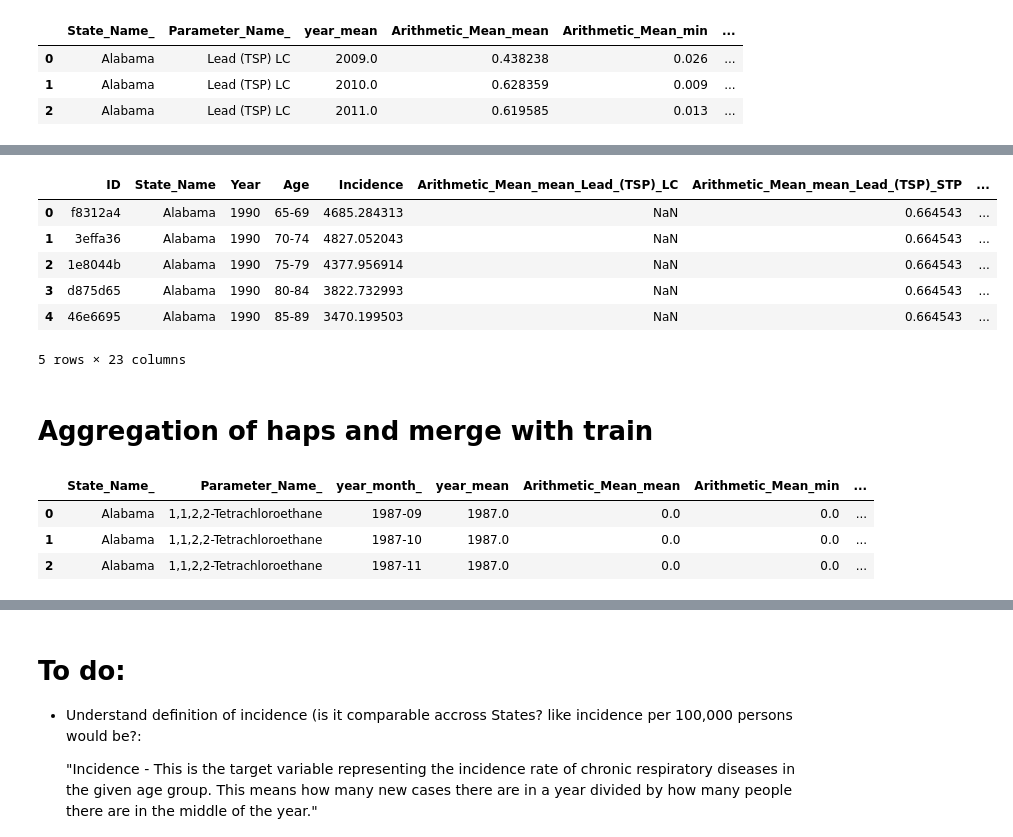
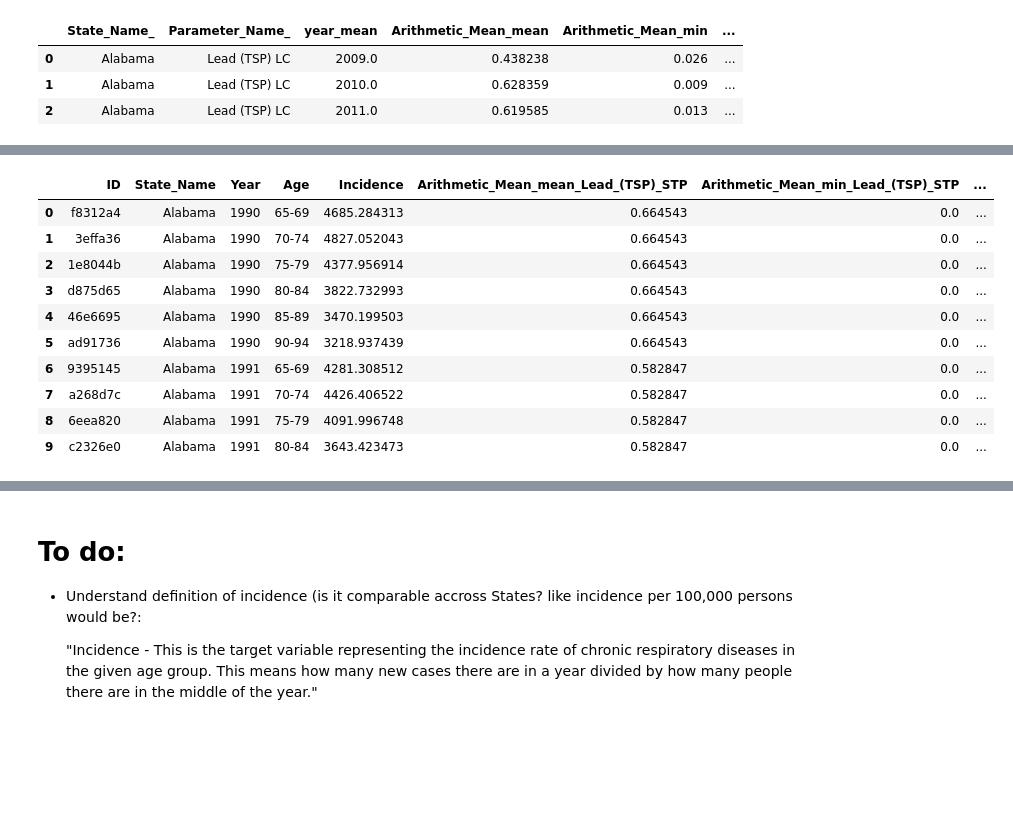
Before and after one commit to AlanAndrews/Air_toxicity, a Jupyter notebook: EDA/EDA.ipynb, the cells around one changed output, grey strips where cells are left out. Drawn from its saved outputs; the diff is of its cells as text; code cells hidden in the pictures; blank space fills up the shorter version.

Commit message:
loop to create variables with lag

```diff
--- a/EDA/EDA.ipynb
+++ b/EDA/EDA.ipynb
@@ -295,6 +327,6 @@ lead.head(2)
 # %%
 # aggregate by month-year
-lead_year_month = lead.groupby(['State_Name','Parameter_Name','year_month']).agg({'year':'mean', 'Arithmetic_Mean':['mean', 'min' ,'max'], 'X1st_Max_Value':['mean', 'min','max']})
+lead_year_month = lead.groupby(['State_Name','Parameter_Name','year_month']).agg({'year':'mean', 'Arithmetic_Mean':['mean', 'min' ,'max']})
 lead_year_month.reset_index(inplace = True)
 lead_year_month.head(2)
 # %% [output]
@@ -329,10 +361,7 @@ lead_year_month.head(3)
 # aggregate by year
 lead_year = lead_year_month.groupby(['State_Name_','Parameter_Name_','year_mean']).agg({'Arithmetic_Mean_mean':'mean',
                                                                                  'Arithmetic_Mean_min': 'min',
-                                                                                 'Arithmetic_Mean_max': 'max',
-                                                                                 'X1st_Max_Value_mean': 'mean',
-                                                                                 'X1st_Max_Value_min':'min',
-                                                                                 'X1st_Max_Value_max': 'max'})
+                                                                                 'Arithmetic_Mean_max': 'max'})
 lead_year.reset_index(inplace = True)
 
 lead_year.head(3)
@@ -381,0 +441,4 @@ lead_trans.head(3)
+# %%
+# Decision to keep only columns with less than 20% missing values
+lead_trans.dropna(thresh = lead_trans.shape[0]*.80, axis = 1, inplace = True)
+lead_trans.isnull().mean()
@@ -381,0 +463,14 @@ lead_trans.head(3)
+# %%
+# Creating lag variables for 2, 5 and 8 years
+lead_trans['Arithmetic_Mean_mean_Lead_(TSP)_STP_l2'] = lead_trans.groupby(['State_Name__'])['Arithmetic_Mean_mean_Lead_(TSP)_STP'].shift(2)
+lead_trans['Arithmetic_Mean_min_Lead_(TSP)_STP_l2'] = lead_trans.groupby(['State_Name__'])['Arithmetic_Mean_min_Lead_(TSP)_STP'].shift(2)
+lead_trans['Arithmetic_Mean_max_Lead_(TSP)_STP_l2'] = lead_trans.groupby(['State_Name__'])['Arithmetic_Mean_max_Lead_(TSP)_STP'].shift(2)
+
+lead_trans['Arithmetic_Mean_mean_Lead_(TSP)_STP_l5'] = lead_trans.groupby(['State_Name__'])['Arithmetic_Mean_mean_Lead_(TSP)_STP'].shift(5)
+lead_trans['Arithmetic_Mean_min_Lead_(TSP)_STP_l5'] = lead_trans.groupby(['State_Name__'])['Arithmetic_Mean_min_Lead_(TSP)_STP'].shift(5)
+lead_trans['Arithmetic_Mean_max_Lead_(TSP)_STP_l5'] = lead_trans.groupby(['State_Name__'])['Arithmetic_Mean_max_Lead_(TSP)_STP'].shift(5)
+
+lead_trans['Arithmetic_Mean_mean_Lead_(TSP)_STP_l8'] = lead_trans.groupby(['State_Name__'])['Arithmetic_Mean_mean_Lead_(TSP)_STP'].shift(8)
+lead_trans['Arithmetic_Mean_min_Lead_(TSP)_STP_l8'] = lead_trans.groupby(['State_Name__'])['Arithmetic_Mean_min_Lead_(TSP)_STP'].shift(8)
+lead_trans['Arithmetic_Mean_max_Lead_(TSP)_STP_l8'] = lead_trans.groupby(['State_Name__'])['Arithmetic_Mean_max_Lead_(TSP)_STP'].shift(8)
+lead_trans[:8]
@@ -382,16 +491,18 @@ lead_trans.head(3)
 # %%
 # lead shape: (1650, 9)
 
 train_complete = train.merge(lead_trans, how='left', left_on=['State_Name','Year'], right_on=['State_Name__','year_mean_'] )
 train_complete.drop(columns=['State_Name__', 'year_mean_'], inplace = True)
-train_complete.head()
+train_complete.head(10)
 # %% [output]
-|  | ID | State_Name | Year | Age | Incidence | Arithmetic_Mean_mean_Lead_(TSP)_LC | Arithmetic_Mean_mean_Lead_(TSP)_STP | ... |
-| 0 | f8312a4 | Alabama | 1990 | 65-69 | 4685.284313 | NaN | 0.664543 | ... |
-| 1 | 3effa36 | Alabama | 1990 | 70-74 | 4827.052043 | NaN | 0.664543 | ... |
-| 2 | 1e8044b | Alabama | 1990 | 75-79 | 4377.956914 | NaN | 0.664543 | ... |
-| 3 | d875d65 | Alabama | 1990 | 80-84 | 3822.732993 | NaN | 0.664543 | ... |
-| 4 | 46e6695 | Alabama | 1990 | 85-89 | 3470.199503 | NaN | 0.664543 | ... |
+|  | ID | State_Name | Year | Age | Incidence | Arithmetic_Mean_mean_Lead_(TSP)_STP | Arithmetic_Mean_min_Lead_(TSP)_STP | ... |
+| 0 | f8312a4 | Alabama | 1990 | 65-69 | 4685.284313 | 0.664543 | 0.0 | ... |
+| 1 | 3effa36 | Alabama | 1990 | 70-74 | 4827.052043 | 0.664543 | 0.0 | ... |
+| 2 | 1e8044b | Alabama | 1990 | 75-79 | 4377.956914 | 0.664543 | 0.0 | ... |
+| 3 | d875d65 | Alabama | 1990 | 80-84 | 3822.732993 | 0.664543 | 0.0 | ... |
+| 4 | 46e6695 | Alabama | 1990 | 85-89 | 3470.199503 | 0.664543 | 0.0 | ... |
+| 5 | ad91736 | Alabama | 1990 | 90-94 | 3218.937439 | 0.664543 | 0.0 | ... |
+| 6 | 9395145 | Alabama | 1991 | 65-69 | 4281.308512 | 0.582847 | 0.0 | ... |
+| 7 | a268d7c | Alabama | 1991 | 70-74 | 4426.406522 | 0.582847 | 0.0 | ... |
+| 8 | 6eea820 | Alabama | 1991 | 75-79 | 4091.996748 | 0.582847 | 0.0 | ... |
+| 9 | c2326e0 | Alabama | 1991 | 80-84 | 3643.423473 | 0.582847 | 0.0 | ... |
-5 rows × 23 columns
-# %% [markdown]
-# Aggregation of haps and merge with train
@@ -408,24 +508,0 @@ haps['year'] = haps['year'].astype('int')
-# %%
-# aggregate by month-year
-haps_year_month = haps.groupby(['State_Name','Parameter_Name','year_month']).agg({'year':'mean', 'Arithmetic_Mean':['mean', 'min' ,'max'], 'X1st_Max_Value':['mean', 'min','max']})
-haps_year_month.reset_index(inplace = True)
-
-# Changing the names of lead_year_month
-# We use the header and subheader and join them with '_'
-
-agg_col_names = haps_year_month.columns
-
-elements = []
-
-for name in agg_col_names:
-    elements.append("_".join(list(name)))
-
-
-haps_year_month.columns = elements
-
-haps_year_month.head(3)
-# %% [output]
-|  | State_Name_ | Parameter_Name_ | year_month_ | year_mean | Arithmetic_Mean_mean | Arithmetic_Mean_min | ... |
-| 0 | Alabama | 1,1,2,2-Tetrachloroethane | 1987-09 | 1987.0 | 0.0 | 0.0 | ... |
-| 1 | Alabama | 1,1,2,2-Tetrachloroethane | 1987-10 | 1987.0 | 0.0 | 0.0 | ... |
-| 2 | Alabama | 1,1,2,2-Tetrachloroethane | 1987-11 | 1987.0 | 0.0 | 0.0 | ... |
```
Also changed, not shown: parts of 77 cells of this notebook.
